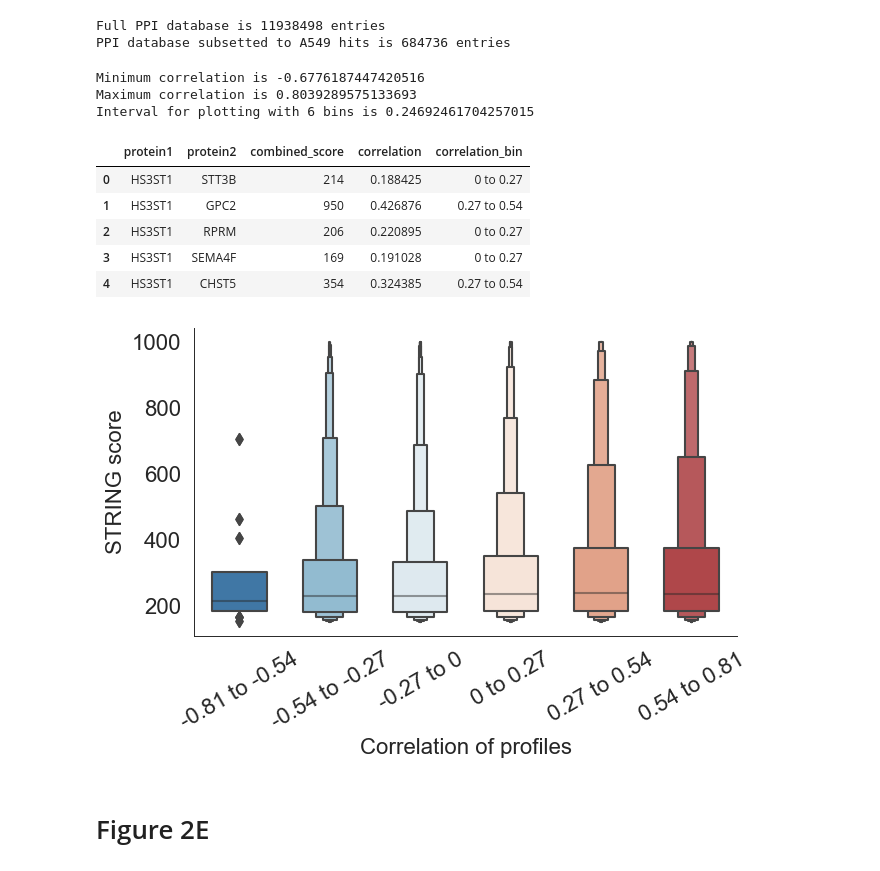
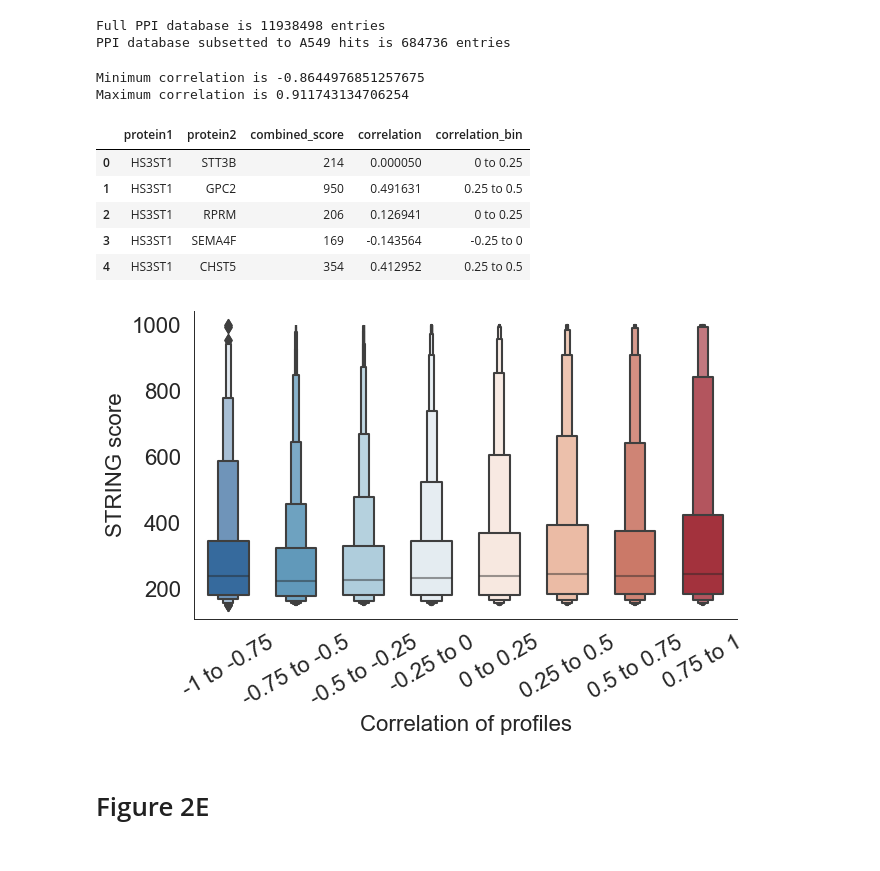
Before and after one commit to broadinstitute/2022_PERISCOPE, a Jupyter notebook: 2_A549_WGS_Summary/Figure_2.ipynb, the cells around one changed output. Drawn from its saved outputs; the diff is of its cells as text; code cells hidden in the pictures.

```diff
--- a/2_A549_WGS_Summary/Figure_2.ipynb
+++ b/2_A549_WGS_Summary/Figure_2.ipynb
@@ -296,0 +310,12 @@ df_hits.head()
+# %%
+# Perform principal component analysis on hit list
+pca = PCA()
+pca.fit(df_hits)
+x = list(pca.explained_variance_ratio_)
+# Find principal component that represents 70% variation
+PCA_lookup = {}
+for i in range(len(x)):
+    distance = abs(.7-sum(x[:i+1]))
+    PCA_lookup[distance] = i
+component = PCA_lookup[min(PCA_lookup.keys())]+1
+print (f'Principal component representing closest to 70% variation is {component}')
@@ -296,0 +324,5 @@ df_hits.head()
+# %%
+# Perform principal component analysis and select components representing 70% of variation in data
+pca = PCA(n_components=component)
+df_hits_pca = pd.DataFrame(pca.fit_transform(df_hits),index=df_hits.index)
+df_hits_pca.head()
@@ -297,6 +338,6 @@ df_hits.head()
 # %%
 # Calculate correlation between all gene pairs and create a dictionary of gene pairs/correlation
-df_hits_corr = df_hits.T.corr()
+df_hits_corr = df_hits_pca.T.corr()
 genes = list(df_hits_corr.index)
 corr_dic = {}
 for gene1 in genes:
@@ -392,25 +441,26 @@ PPI database subsetted to A549 hits is 684736 entries
 # Determine min, max, intervals for plotting profile correlations
 corr_min = min(corr_dic.values())
 corr_max = max(corr_dic.values())
-interval = (corr_max-corr_min)/6
 print(f'Minimum correlation is {corr_min}')
 print(f'Maximum correlation is {corr_max}')
-print(f'Interval for plotting with 6 bins is {interval}')
 # %% [output]
-Minimum correlation is -0.6776187447420516
-Maximum correlation is 0.8039289575133693
-Interval for plotting with 6 bins is 0.24692461704257015
+Minimum correlation is -0.8644976851257675
+Maximum correlation is 0.911743134706254
 # %%
-# Bin the correlations into 6 categories
+# Bin the correlations into 8 categories
 results = ppi_data_name_hits.copy(deep=True).reset_index(drop=True)
 
-bins = [-0.81,-0.54,-0.27,0,0.27,0.54,0.81]
+bins = [-1,-0.75,-0.5,-0.25,0,0.25,0.5,0.75,1]
 for i in range(len(results)):
     gene1 = results.iloc[i]['protein1']
     gene2 = results.iloc[i]['protein2']
     corr_value = corr_dic[frozenset([gene1,gene2])]
     results.at[i , 'correlation'] = corr_value
-    if corr_value > bins[5]:
+    if corr_value > bins[7]:
+        results.at[i , 'correlation_bin'] = f'{bins[7]} to {bins[8]}'
+    elif corr_value > bins[6] and corr_value <= bins[7]:
+        results.at[i , 'correlation_bin'] = f'{bins[6]} to {bins[7]}'
+    elif corr_value > bins[5] and corr_value <= bins[6]:
         results.at[i , 'correlation_bin'] = f'{bins[5]} to {bins[6]}'
     elif corr_value > bins[4] and corr_value <= bins[5]:
         results.at[i , 'correlation_bin'] = f'{bins[4]} to {bins[5]}'
@@ -425,43 +475,43 @@ for i in range(len(results)):
 results.head()
 # %% [output]
 |  | protein1 | protein2 | combined_score | correlation | correlation_bin |
-| 0 | HS3ST1 | STT3B | 214 | 0.188425 | 0 to 0.27 |
-| 1 | HS3ST1 | GPC2 | 950 | 0.426876 | 0.27 to 0.54 |
-| 2 | HS3ST1 | RPRM | 206 | 0.220895 | 0 to 0.27 |
-| 3 | HS3ST1 | SEMA4F | 169 | 0.191028 | 0 to 0.27 |
-| 4 | HS3ST1 | CHST5 | 354 | 0.324385 | 0.27 to 0.54 |
+| 0 | HS3ST1 | STT3B | 214 | 0.000050 | 0 to 0.25 |
+| 1 | HS3ST1 | GPC2 | 950 | 0.491631 | 0.25 to 0.5 |
+| 2 | HS3ST1 | RPRM | 206 | 0.126941 | 0 to 0.25 |
+| 3 | HS3ST1 | SEMA4F | 169 | -0.143564 | -0.25 to 0 |
+| 4 | HS3ST1 | CHST5 | 354 | 0.412952 | 0.25 to 0.5 |
 # %%
 # Plot STRING score x gene pair correlation for Fig 2D
 sns.set_theme(style="white",rc = {'axes.linewidth': 0.7})
 
 fig, ax = plt.subplots(figsize=(7,4))
-order = [f'{bins[0]} to {bins[1]}',f'{bins[1]} to {bins[2]}',f'{bins[2]} to {bins[3]}',f'{bins[3]} to {bins[4]}',f'{bins[4]} to {bins[5]}',f'{bins[5]} to {bins[6]}']
+order = [f'{bins[0]} to {bins[1]}',f'{bins[1]} to {bins[2]}',f'{bins[2]} to {bins[3]}',f'{bins[3]} to {bins[4]}',f'{bins[4]} to {bins[5]}',f'{bins[5]} to {bins[6]}',f'{bins[6]} to {bins[7]}',f'{bins[7]} to {bins[8]}']
 
 flierprops = dict(markerfacecolor='white', markersize=0.1, linestyle='none')
 sns.boxenplot(data=results,
             x = 'correlation_bin',
             y = 'combined_score',
             order=order,
             width = 0.6,
             palette = 'RdBu_r',
             ax=ax)
 
 ax.set_xlabel('Correlation of profiles',size=16)
 ax.set_ylabel('STRING score',size=16)
 ax.tick_params(axis='both', which='major', labelsize=14)
 labels = [item for item in ax.get_yticks()]
 ax.set_yticklabels([str(round(float(label))) for label in labels], size=16)
 ax.set_xticklabels(order, size=16,rotation=30)
 sns.despine(top = True,left=False,bottom=False)
 
 fig.savefig(os.path.join(output_folder,'figure_panels','Fig2D_A549_STRING_gene_pair_correlation_score.png'),
             dpi=300,
             facecolor='w',
             edgecolor='w',
             bbox_inches='tight')
 plt.show()
 # %% [output]
-[figure, old version]
+[figure, new version]
 # %% [markdown]
 # Figure 2E
 # %%
```
Also changed, not shown: parts of 12 cells of this notebook, 3 other files.
